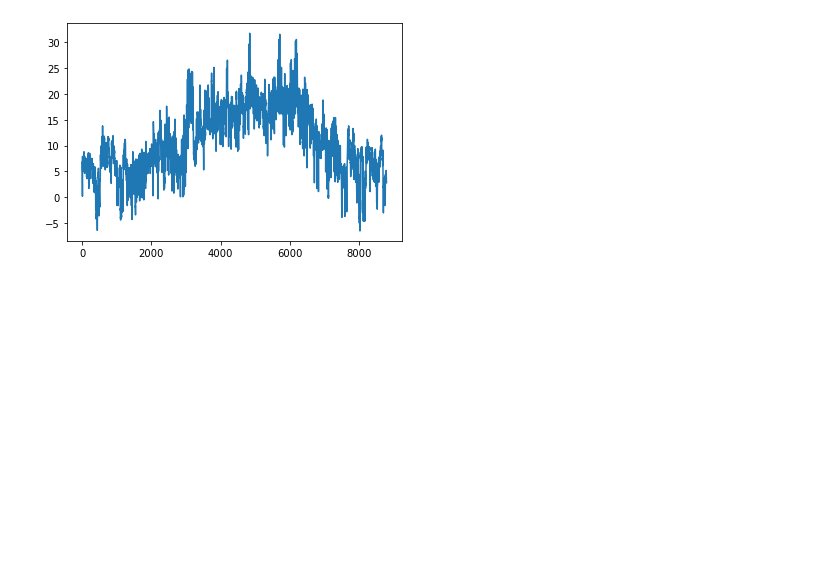
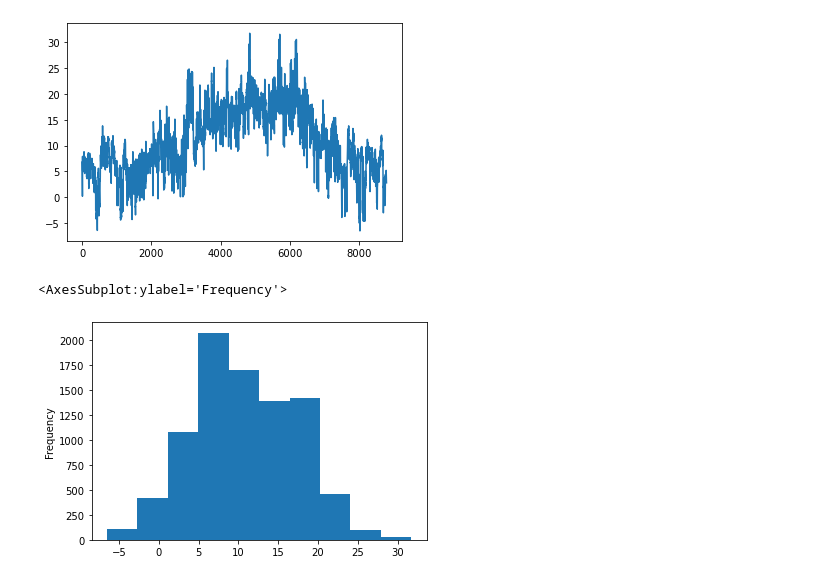
Before and after one commit to jho97/data-analyst-week-2, a Jupyter notebook: may_23/personal_work/demo.ipynb, the cells around one changed output. Saved outputs shown, nothing was run; the diff lists cells and outputs as text; code cells hidden in the pictures; blank space fills up the shorter version.

```diff
--- a/may_23/Course_Materials_Part1/personal_work/demo.ipynb
+++ b/may_23/personal_work/demo.ipynb
@@ -67,3 +67,8 @@ df['TEMP'].plot()
 # %% [output]
 <AxesSubplot:>
 [figure]
+# %%
+df['TEMP'].plot.hist()
+# %% [output]
+<AxesSubplot:ylabel='Frequency'>
+[figure, added]
```
Also changed, not shown: parts of 14 cells of this notebook, 2 other files.
